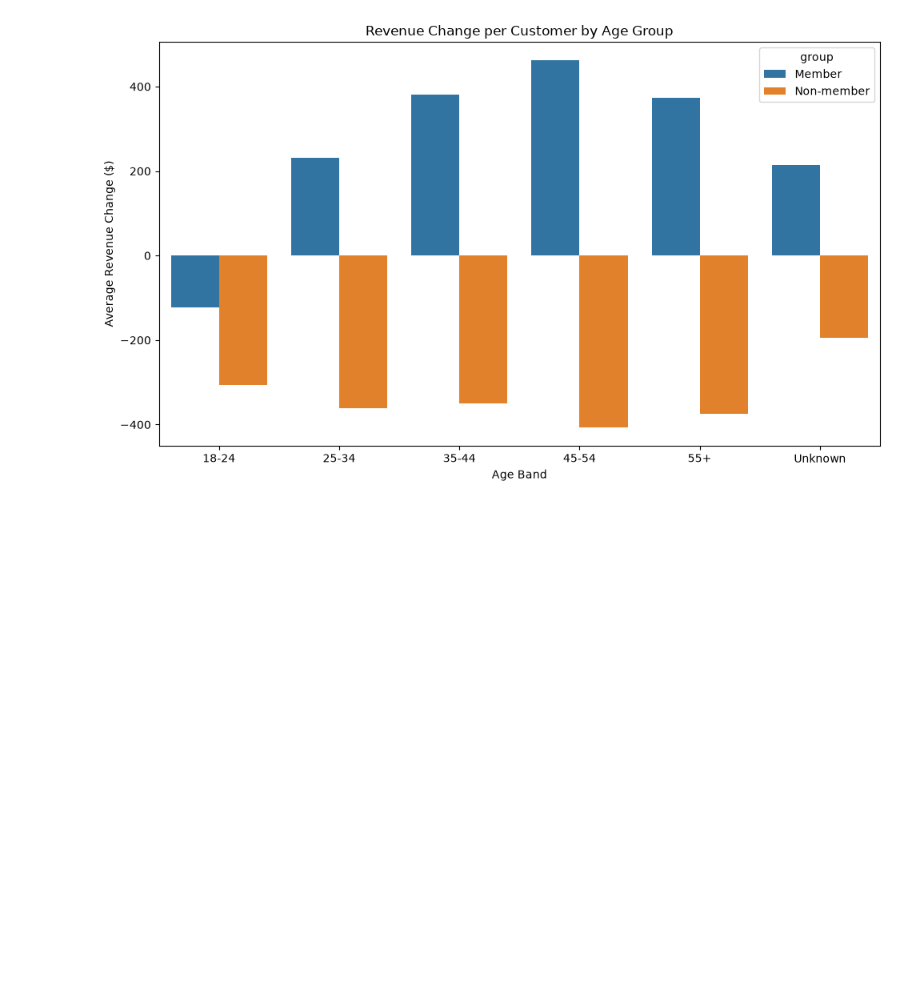
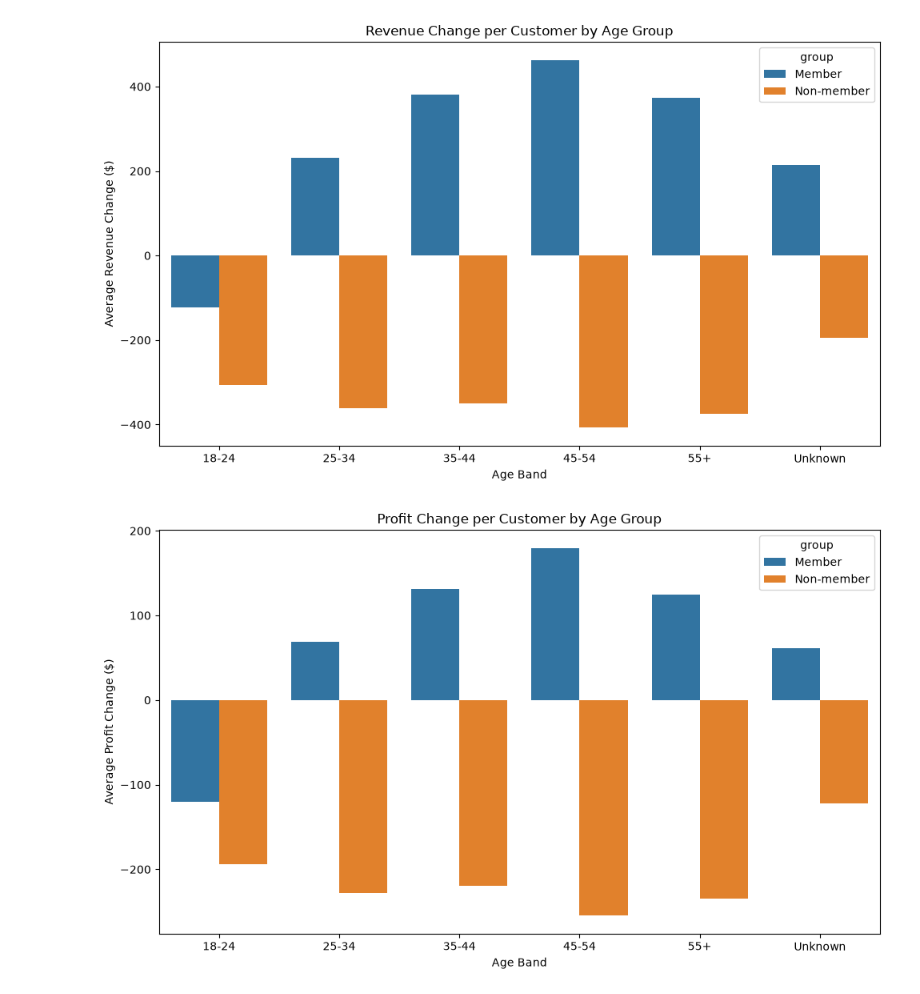
Before and after one commit to rchicoin/DATATHON2026, a Jupyter notebook: results/b_loyalty/loyalty_analysis.ipynb, the cells around one changed output. Cells and saved outputs as stored; diff of their text form; code cells hidden in the pictures; blank space fills up the shorter version.

Commit message:
revenue and profit change based on member and non member

```diff
--- a/results/b_loyalty/loyalty_analysis.ipynb
+++ b/results/b_loyalty/loyalty_analysis.ipynb
@@ -328,3 +328,20 @@ plt.tight_layout()
 plt.show()
 # %% [output]
 [figure]
+# %%
+plt.figure(figsize=(10, 6))
+
+sns.barplot(
+    data=age_results,
+    x="age_band",
+    y="avg_profit_change",
+    hue="group"
+)
+
+plt.title("Profit Change per Customer by Age Group")
+plt.xlabel("Age Band")
+plt.ylabel("Average Profit Change ($)")
+plt.tight_layout()
+plt.show()
+# %% [output]
+[figure, added]
```
